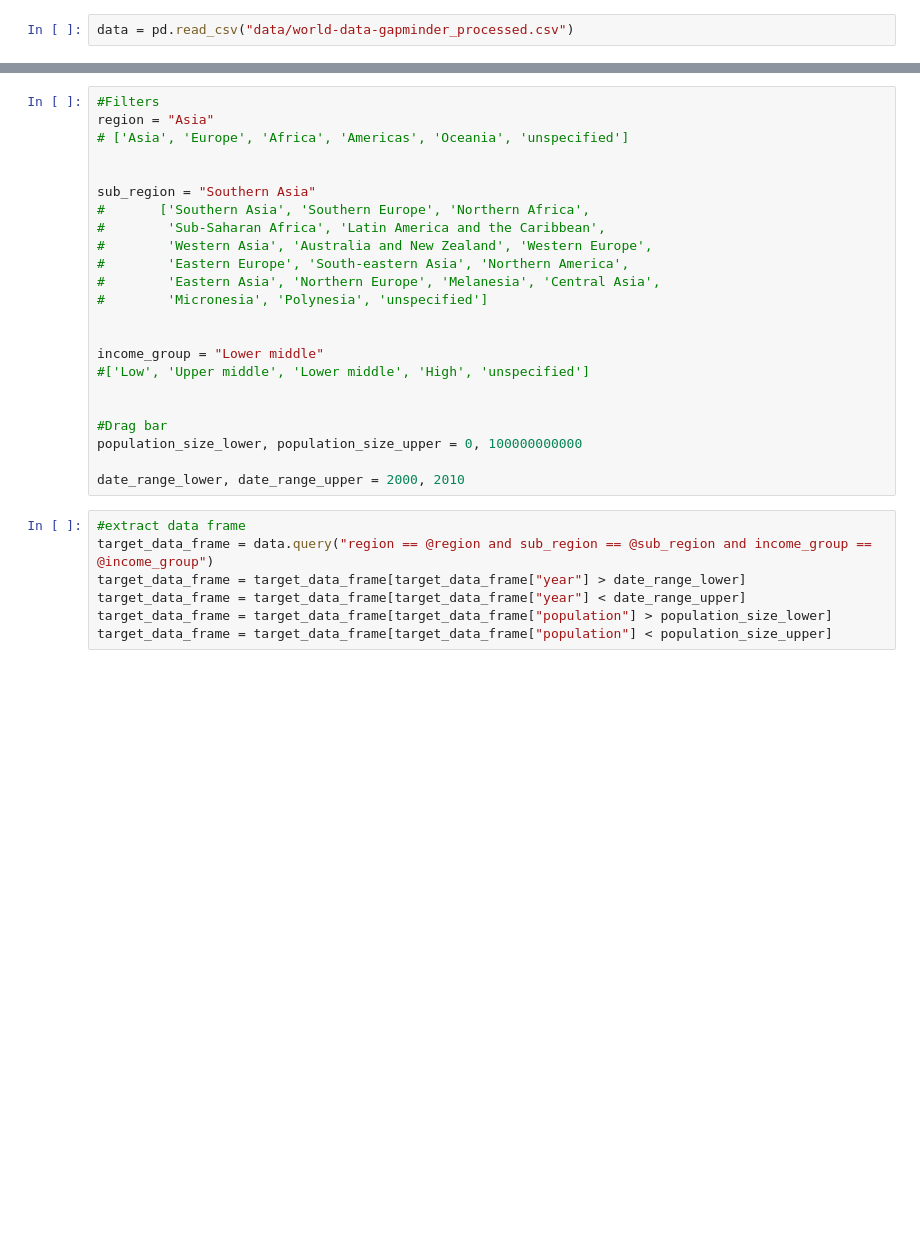
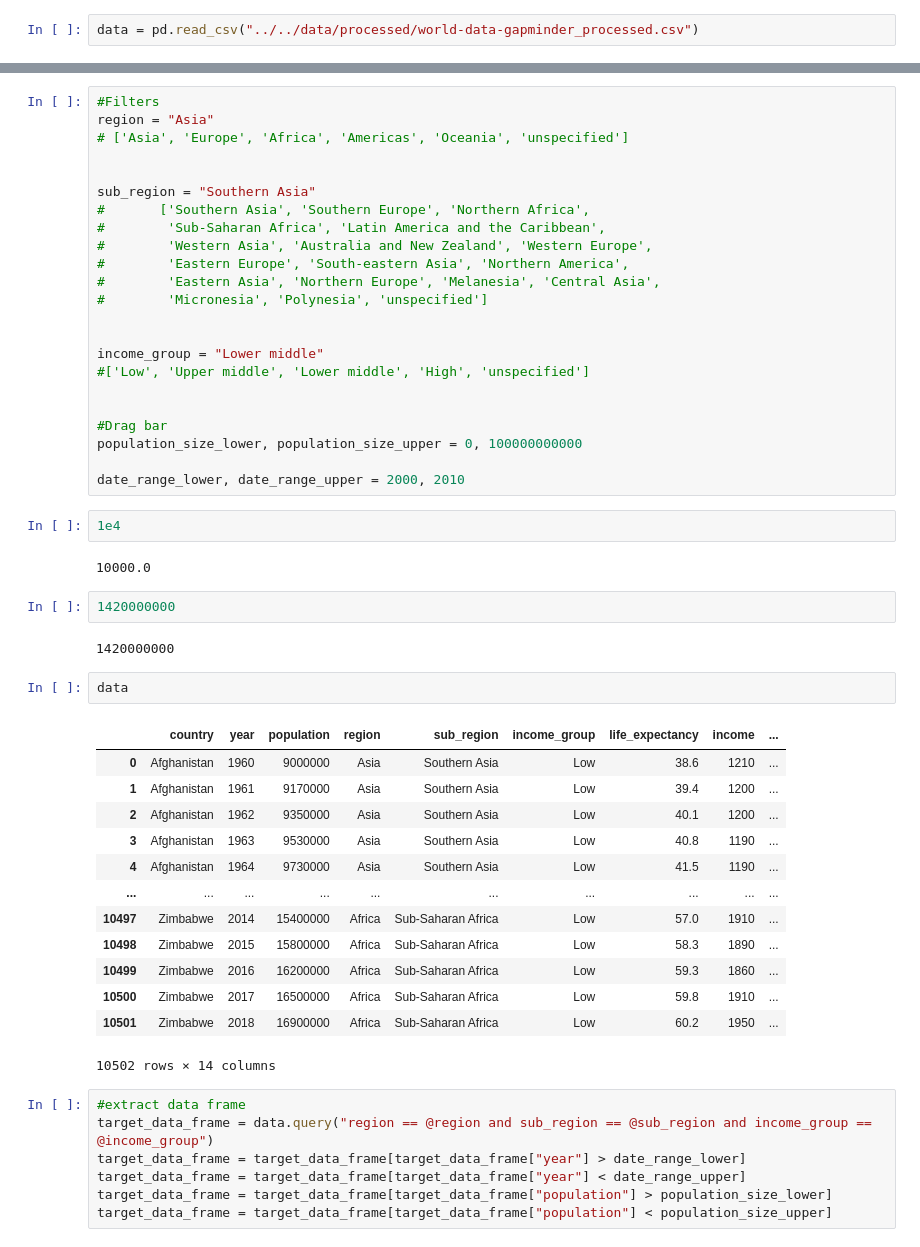
Before and after one commit to wangjc640/532-Group21, a Jupyter notebook: src/dashboard/altair_code.ipynb, the cells around one changed output, grey strips where cells are left out. Saved outputs shown, nothing was run; the diff lists cells and outputs as text; blank space fills up the shorter version.

```diff
--- a/altair_code.ipynb
+++ b/src/dashboard/altair_code.ipynb
@@ -26,4 +26,4 @@ variable_interest = 'children_per_woman'
 # %% [output]
 [interactive output not drawn]
 # %%
-data = pd.read_csv("data/world-data-gapminder_processed.csv")
+data = pd.read_csv("../../data/processed/world-data-gapminder_processed.csv")
@@ -50,6 +59,30 @@ income_group = "Lower middle"
 population_size_lower, population_size_upper = 0, 100000000000
 
 date_range_lower, date_range_upper = 2000, 2010
+# %%
+1e4
+# %% [output]
+10000.0
+# %%
+1420000000
+# %% [output]
+1420000000
+# %%
+data
+# %% [output]
+|  | country | year | population | region | sub_region | income_group | life_expectancy | income | ... |
+| 0 | Afghanistan | 1960 | 9000000 | Asia | Southern Asia | Low | 38.6 | 1210 | ... |
+| 1 | Afghanistan | 1961 | 9170000 | Asia | Southern Asia | Low | 39.4 | 1200 | ... |
+| 2 | Afghanistan | 1962 | 9350000 | Asia | Southern Asia | Low | 40.1 | 1200 | ... |
+| 3 | Afghanistan | 1963 | 9530000 | Asia | Southern Asia | Low | 40.8 | 1190 | ... |
+| 4 | Afghanistan | 1964 | 9730000 | Asia | Southern Asia | Low | 41.5 | 1190 | ... |
+| ... | ... | ... | ... | ... | ... | ... | ... | ... | ... |
+| 10497 | Zimbabwe | 2014 | 15400000 | Africa | Sub-Saharan Africa | Low | 57.0 | 1910 | ... |
+| 10498 | Zimbabwe | 2015 | 15800000 | Africa | Sub-Saharan Africa | Low | 58.3 | 1890 | ... |
+| 10499 | Zimbabwe | 2016 | 16200000 | Africa | Sub-Saharan Africa | Low | 59.3 | 1860 | ... |
+| 10500 | Zimbabwe | 2017 | 16500000 | Africa | Sub-Saharan Africa | Low | 59.8 | 1910 | ... |
+| 10501 | Zimbabwe | 2018 | 16900000 | Africa | Sub-Saharan Africa | Low | 60.2 | 1950 | ... |
+10502 rows × 14 columns
 # %%
 #extract data frame
 target_data_frame = data.query("region == @region and sub_region == @sub_region and income_group == @income_group")
```
Also changed, not shown: parts of 3 cells of this notebook, 5 other files.
